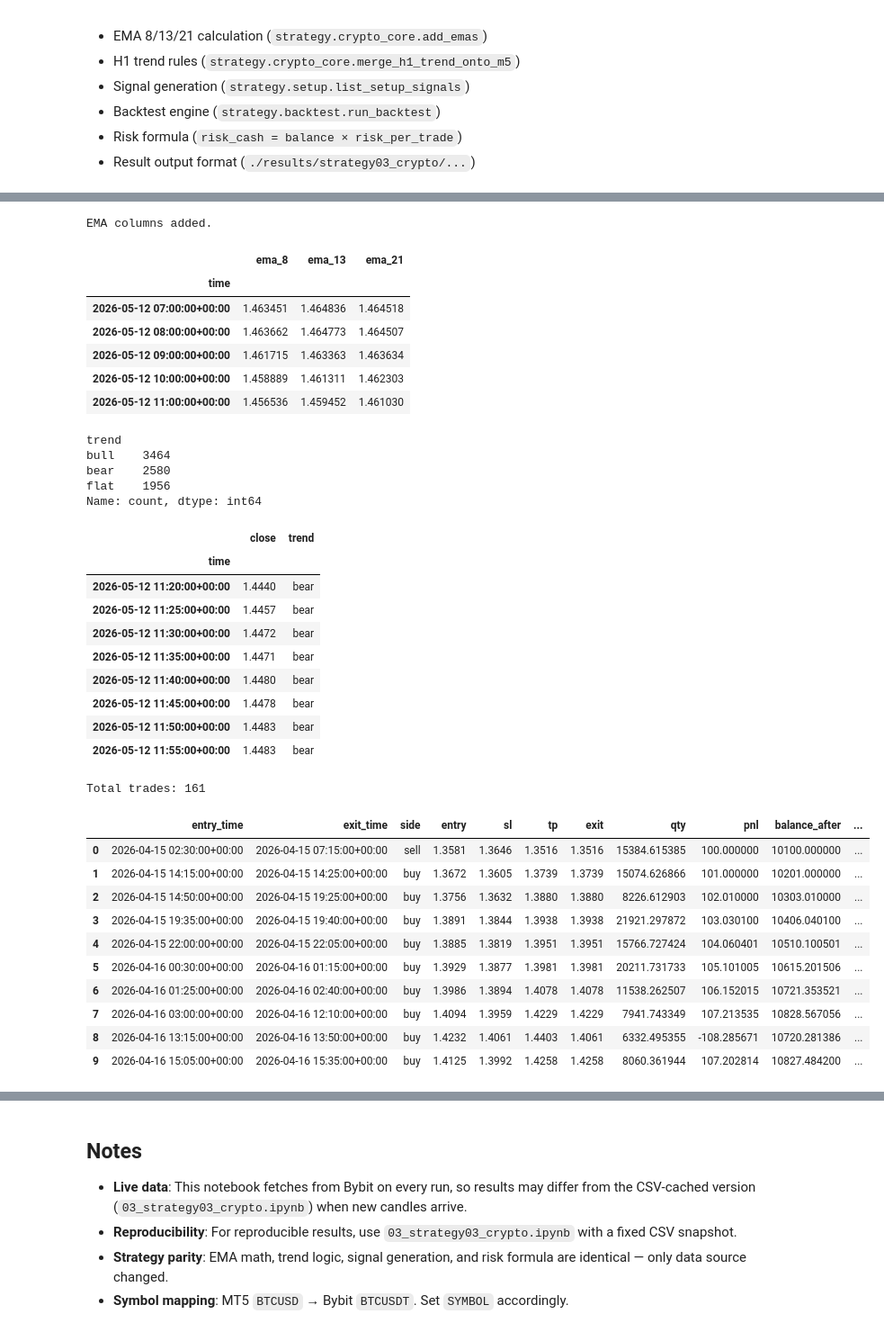
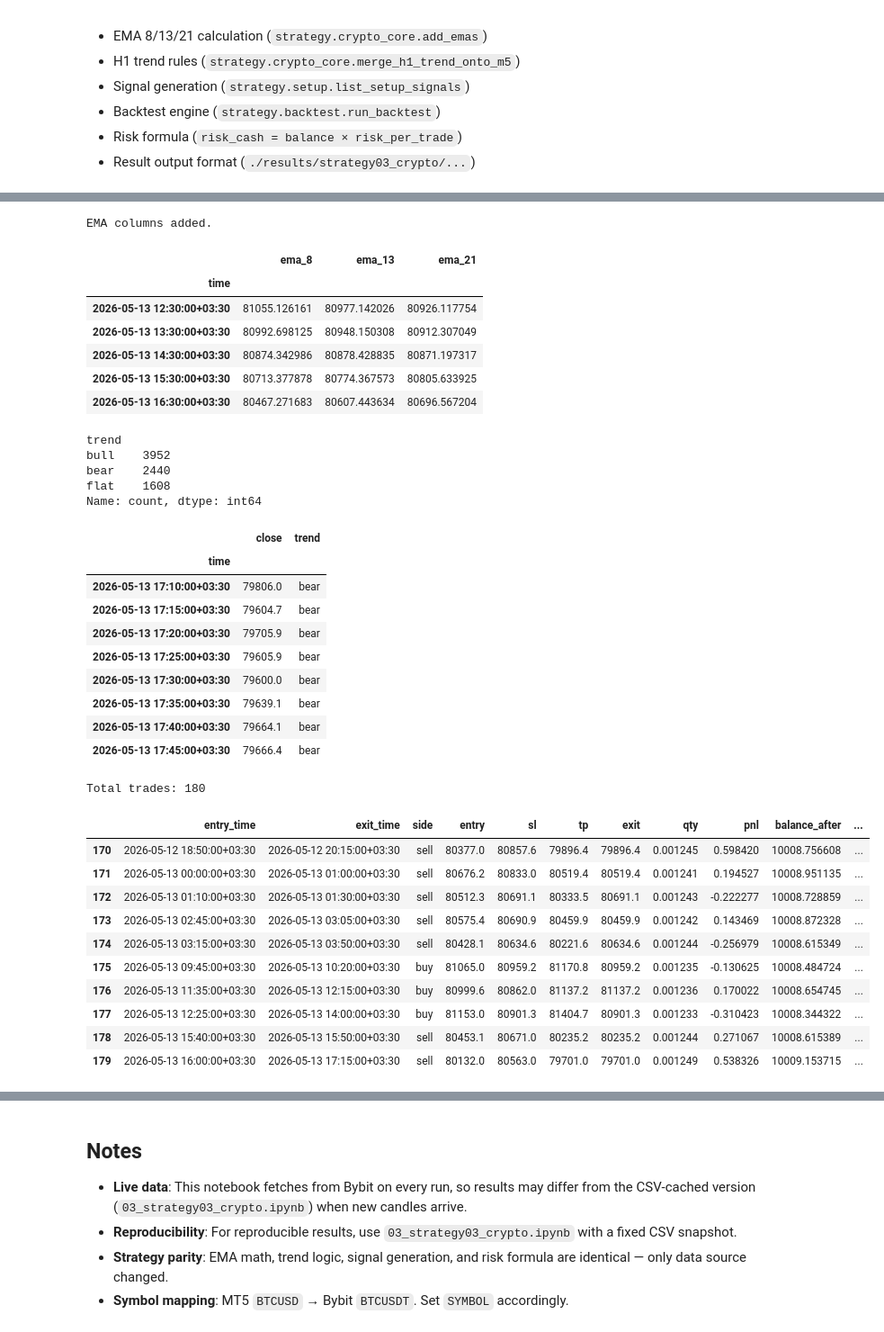
Before and after one commit to rezamoosavidweb/ema-h1trend-exchange, a Jupyter notebook: notebooks/03_strategy03_crypto_bybit.ipynb, the cells around one changed output, grey strips where cells are left out. Shown at 90% size. Drawn from its saved outputs; the diff is of its cells as text; code cells hidden in the pictures.

```diff
--- a/notebooks/03_strategy03_crypto_bybit.ipynb
+++ b/notebooks/03_strategy03_crypto_bybit.ipynb
@@ -52,7 +52,7 @@ except ImportError:
 from strategy.crypto_core import EMA_FAST, EMA_MID, EMA_SLOW, default_crypto_tick
 
 # === User parameters ===
-SYMBOL = "XRPUSDT"
+SYMBOL = "ETHUSDT"
 # Other Bybit symbols: "ETHUSDT", "SOLUSDT", "XRPUSDT", "BNBUSDT", "ADAUSDT"
 TF_ENTRY = "M5"
 TF_TREND = "H1"
@@ -84,6 +84,7 @@ Testnet=False
 # SECTION 2 — Load OHLCV from local cache (./data/SYMBOL/TIMEFRAME/ohlcv.csv)
 DATA_DIR = _ROOT / "notebooks" / "data"
 
+_TEHRAN = "Asia/Tehran"
 
 def _load_csv(symbol: str, tf: str, limit: int) -> pd.DataFrame:
     csv_path = DATA_DIR / symbol / tf / "ohlcv.csv"
@@ -94,7 +95,8 @@ def _load_csv(symbol: str, tf: str, limit: int) -> pd.DataFrame:
         )
     df = pd.read_csv(csv_path, index_col=0, parse_dates=True)
     if df.index.tz is None:
-        df.index = df.index.tz_localize("UTC")
+        # Backwards-compat: old CSVs without tz info are treated as Tehran time
+        df.index = df.index.tz_localize(_TEHRAN)
     df = df.sort_index()
     for col in ["open", "high", "low", "close", "volume"]:
         df[col] = df[col].astype(float)
@@ -104,14 +106,19 @@ def _load_csv(symbol: str, tf: str, limit: int) -> pd.DataFrame:
     return df
 
 
+def show_local(df, n=3):
+    """Display last n rows with Tehran local time."""
+    return df.tail(n).copy().set_index(df.tail(n).index.tz_convert(_TEHRAN))
+
+
 print(f"Loading {TF_ENTRY} candles for {SYMBOL} from cache...")
 m5 = _load_csv(SYMBOL, TF_ENTRY, limit=BARS_M5)
-print(f"  -> {len(m5):,} rows, {m5.index[0]} to {m5.index[-1]}")
+print(f"  -> {len(m5):,} rows  |  Tehran: {m5.index[-1]}")
 
 print(f"Loading {TF_TREND} candles for {SYMBOL} from cache...")
 h1 = _load_csv(SYMBOL, TF_TREND, limit=BARS_H1)
-print(f"  -> {len(h1):,} rows, {h1.index[0]} to {h1.index[-1]}")
+print(f"  -> {len(h1):,} rows  |  Tehran: {h1.index[-1]}")
 
-display(m5.tail(3))
-display(h1.tail(3))
+display(show_local(m5))
+display(show_local(h1))
 # %% [output]
@@ -142,11 +149,11 @@ display(h1[[f"ema_{EMA_FAST}", f"ema_{EMA_MID}", f"ema_{EMA_SLOW}"]].tail(5))
 EMA columns added.
 |  | ema_8 | ema_13 | ema_21 |
 | time |  |  |  |
-| 2026-05-12 07:00:00+00:00 | 1.463451 | 1.464836 | 1.464518 |
-| 2026-05-12 08:00:00+00:00 | 1.463662 | 1.464773 | 1.464507 |
-| 2026-05-12 09:00:00+00:00 | 1.461715 | 1.463363 | 1.463634 |
-| 2026-05-12 10:00:00+00:00 | 1.458889 | 1.461311 | 1.462303 |
-| 2026-05-12 11:00:00+00:00 | 1.456536 | 1.459452 | 1.461030 |
+| 2026-05-13 12:30:00+03:30 | 81055.126161 | 80977.142026 | 80926.117754 |
+| 2026-05-13 13:30:00+03:30 | 80992.698125 | 80948.150308 | 80912.307049 |
+| 2026-05-13 14:30:00+03:30 | 80874.342986 | 80878.428835 | 80871.197317 |
+| 2026-05-13 15:30:00+03:30 | 80713.377878 | 80774.367573 | 80805.633925 |
+| 2026-05-13 16:30:00+03:30 | 80467.271683 | 80607.443634 | 80696.567204 |
 # %%
 # SECTION 4 — Merge H1 trend onto M5 (no lookahead)
 from strategy.crypto_core import merge_h1_trend_onto_m5
@@ -157,50 +164,50 @@ print(m5_ctx["trend"].value_counts(dropna=False))
 display(m5_ctx[["close", "trend"]].tail(8))
 # %% [output]
 trend
-bull    3464
-bear    2580
-flat    1956
+bull    3952
+bear    2440
+flat    1608
 Name: count, dtype: int64
 |  | close | trend |
 | time |  |  |
-| 2026-05-12 11:20:00+00:00 | 1.4440 | bear |
-| 2026-05-12 11:25:00+00:00 | 1.4457 | bear |
-| 2026-05-12 11:30:00+00:00 | 1.4472 | bear |
-| 2026-05-12 11:35:00+00:00 | 1.4471 | bear |
-| 2026-05-12 11:40:00+00:00 | 1.4480 | bear |
-| 2026-05-12 11:45:00+00:00 | 1.4478 | bear |
-| 2026-05-12 11:50:00+00:00 | 1.4483 | bear |
-| 2026-05-12 11:55:00+00:00 | 1.4483 | bear |
+| 2026-05-13 17:10:00+03:30 | 79806.0 | bear |
+| 2026-05-13 17:15:00+03:30 | 79604.7 | bear |
+| 2026-05-13 17:20:00+03:30 | 79705.9 | bear |
+| 2026-05-13 17:25:00+03:30 | 79605.9 | bear |
+| 2026-05-13 17:30:00+03:30 | 79600.0 | bear |
+| 2026-05-13 17:35:00+03:30 | 79639.1 | bear |
+| 2026-05-13 17:40:00+03:30 | 79664.1 | bear |
+| 2026-05-13 17:45:00+03:30 | 79666.4 | bear |
 # %%
 # SECTION 5 — Run backtest
 from strategy.backtest import run_backtest
 
 trades_df, equity_curve = run_backtest(
     m5_ctx,
     start_balance=START_BALANCE,
     lookback_bars=LOOKBACK_BARS,
     pending_offset_ticks=PENDING_OFFSET_PIPS,
     pip_size=PIP_SIZE,
     rr=RR,
     risk_per_trade=RISK_PER_TRADE,
     pending_expiry_min=PENDING_EXPIRY_MIN,
     entry_timeframe_minutes=5,
 )
 print(f"Total trades: {len(trades_df)}")
-display(trades_df.head(10))
+display(trades_df.tail(10))
 # %% [output]
-Total trades: 161
+Total trades: 180
 |  | entry_time | exit_time | side | entry | sl | tp | exit | qty | pnl | balance_after | ... |
-| 0 | 2026-04-15 02:30:00+00:00 | 2026-04-15 07:15:00+00:00 | sell | 1.3581 | 1.3646 | 1.3516 | 1.3516 | 15384.615385 | 100.000000 | 10100.000000 | ... |
-| 1 | 2026-04-15 14:15:00+00:00 | 2026-04-15 14:25:00+00:00 | buy | 1.3672 | 1.3605 | 1.3739 | 1.3739 | 15074.626866 | 101.000000 | 10201.000000 | ... |
-| 2 | 2026-04-15 14:50:00+00:00 | 2026-04-15 19:25:00+00:00 | buy | 1.3756 | 1.3632 | 1.3880 | 1.3880 | 8226.612903 | 102.010000 | 10303.010000 | ... |
-| 3 | 2026-04-15 19:35:00+00:00 | 2026-04-15 19:40:00+00:00 | buy | 1.3891 | 1.3844 | 1.3938 | 1.3938 | 21921.297872 | 103.030100 | 10406.040100 | ... |
-| 4 | 2026-04-15 22:00:00+00:00 | 2026-04-15 22:05:00+00:00 | buy | 1.3885 | 1.3819 | 1.3951 | 1.3951 | 15766.727424 | 104.060401 | 10510.100501 | ... |
-| 5 | 2026-04-16 00:30:00+00:00 | 2026-04-16 01:15:00+00:00 | buy | 1.3929 | 1.3877 | 1.3981 | 1.3981 | 20211.731733 | 105.101005 | 10615.201506 | ... |
-| 6 | 2026-04-16 01:25:00+00:00 | 2026-04-16 02:40:00+00:00 | buy | 1.3986 | 1.3894 | 1.4078 | 1.4078 | 11538.262507 | 106.152015 | 10721.353521 | ... |
-| 7 | 2026-04-16 03:00:00+00:00 | 2026-04-16 12:10:00+00:00 | buy | 1.4094 | 1.3959 | 1.4229 | 1.4229 | 7941.743349 | 107.213535 | 10828.567056 | ... |
-| 8 | 2026-04-16 13:15:00+00:00 | 2026-04-16 13:50:00+00:00 | buy | 1.4232 | 1.4061 | 1.4403 | 1.4061 | 6332.495355 | -108.285671 | 10720.281386 | ... |
-| 9 | 2026-04-16 15:05:00+00:00 | 2026-04-16 15:35:00+00:00 | buy | 1.4125 | 1.3992 | 1.4258 | 1.4258 | 8060.361944 | 107.202814 | 10827.484200 | ... |
+| 170 | 2026-05-12 18:50:00+03:30 | 2026-05-12 20:15:00+03:30 | sell | 80377.0 | 80857.6 | 79896.4 | 79896.4 | 0.001245 | 0.598420 | 10008.756608 | ... |
+| 171 | 2026-05-13 00:00:00+03:30 | 2026-05-13 01:00:00+03:30 | sell | 80676.2 | 80833.0 | 80519.4 | 80519.4 | 0.001241 | 0.194527 | 10008.951135 | ... |
+| 172 | 2026-05-13 01:10:00+03:30 | 2026-05-13 01:30:00+03:30 | sell | 80512.3 | 80691.1 | 80333.5 | 80691.1 | 0.001243 | -0.222277 | 10008.728859 | ... |
+| 173 | 2026-05-13 02:45:00+03:30 | 2026-05-13 03:05:00+03:30 | sell | 80575.4 | 80690.9 | 80459.9 | 80459.9 | 0.001242 | 0.143469 | 10008.872328 | ... |
+| 174 | 2026-05-13 03:15:00+03:30 | 2026-05-13 03:50:00+03:30 | sell | 80428.1 | 80634.6 | 80221.6 | 80634.6 | 0.001244 | -0.256979 | 10008.615349 | ... |
+| 175 | 2026-05-13 09:45:00+03:30 | 2026-05-13 10:20:00+03:30 | buy | 81065.0 | 80959.2 | 81170.8 | 80959.2 | 0.001235 | -0.130625 | 10008.484724 | ... |
+| 176 | 2026-05-13 11:35:00+03:30 | 2026-05-13 12:15:00+03:30 | buy | 80999.6 | 80862.0 | 81137.2 | 81137.2 | 0.001236 | 0.170022 | 10008.654745 | ... |
+| 177 | 2026-05-13 12:25:00+03:30 | 2026-05-13 14:00:00+03:30 | buy | 81153.0 | 80901.3 | 81404.7 | 80901.3 | 0.001233 | -0.310423 | 10008.344322 | ... |
+| 178 | 2026-05-13 15:40:00+03:30 | 2026-05-13 15:50:00+03:30 | sell | 80453.1 | 80671.0 | 80235.2 | 80235.2 | 0.001244 | 0.271067 | 10008.615389 | ... |
+| 179 | 2026-05-13 16:00:00+03:30 | 2026-05-13 17:15:00+03:30 | sell | 80132.0 | 80563.0 | 79701.0 | 79701.0 | 0.001249 | 0.538326 | 10009.153715 | ... |
 # %%
 # SECTION 5b — Entry signals vs actual fills
 import importlib
```
Also changed, not shown: parts of 6 cells of this notebook, 12 other files.
